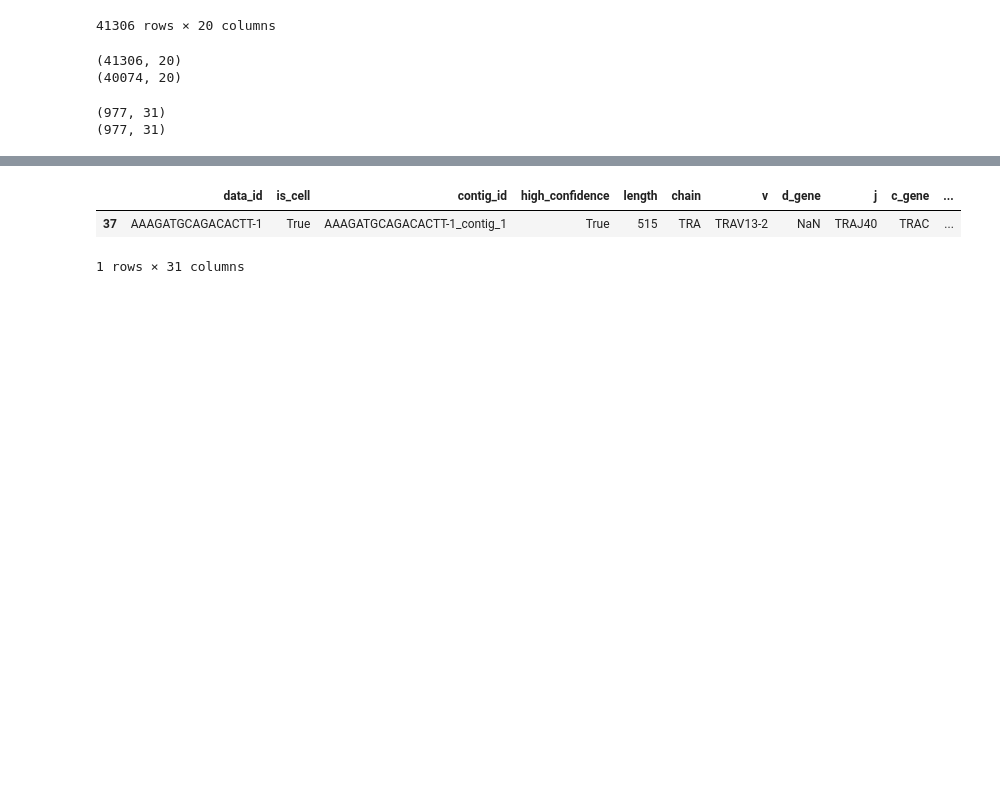
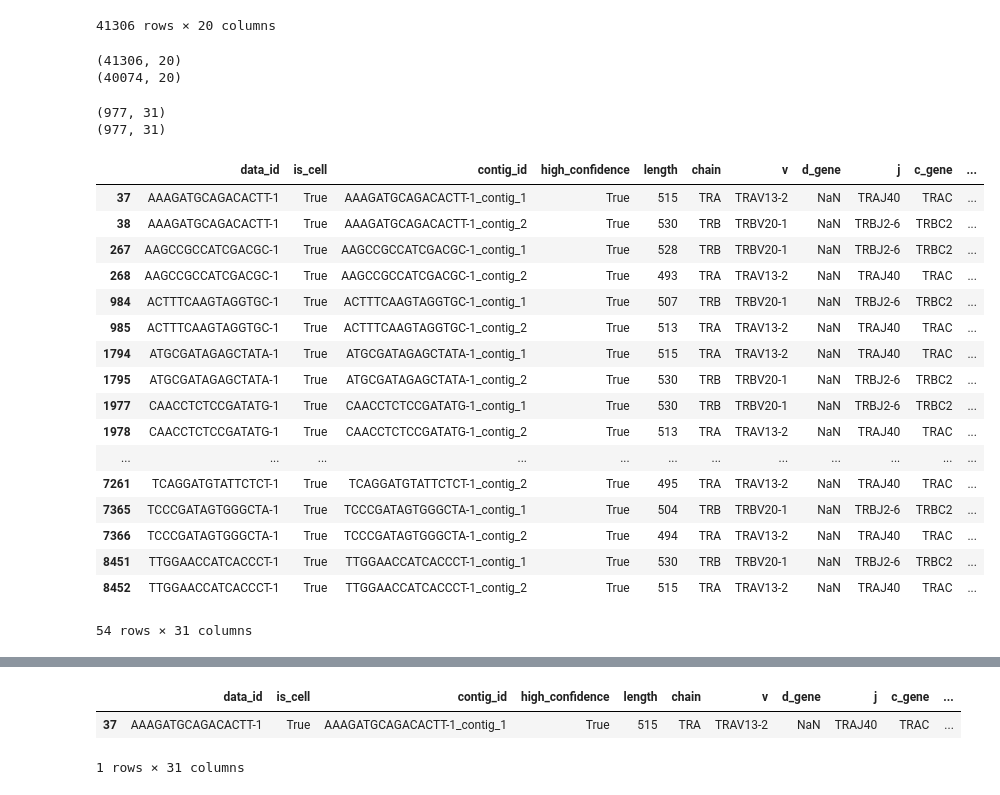
Before and after one commit to yuliajk/tcremp, a Jupyter notebook: tcremb_athero.ipynb, the cells around one changed output, grey strips where cells are left out. Cells and saved outputs as stored; diff of their text form; code cells hidden in the pictures; blank space fills up the shorter version.

```diff
--- a/tcremb_athero.ipynb
+++ b/tcremb_athero.ipynb
@@ -78,6 +78,27 @@ data_plaque_b = data_proc.filter_clones_data(data_plaque_b,tcr_columns)[['data_i
 data_pbmc_preped['site']='pbmc'
 data_plaque_b['site']='plaque'
 data_tt = pd.concat([data_pbmc_preped,data_plaque_b]).reset_index(drop=True)
+# %%
+data_plaque[(data_plaque['raw_clonotype_id']=='clonotype2')]
+# %% [output]
+|  | data_id | is_cell | contig_id | high_confidence | length | chain | v | d_gene | j | c_gene | ... |
+| 37 | AAAGATGCAGACACTT-1 | True | AAAGATGCAGACACTT-1_contig_1 | True | 515 | TRA | TRAV13-2 | NaN | TRAJ40 | TRAC | ... |
+| 38 | AAAGATGCAGACACTT-1 | True | AAAGATGCAGACACTT-1_contig_2 | True | 530 | TRB | TRBV20-1 | NaN | TRBJ2-6 | TRBC2 | ... |
+| 267 | AAGCCGCCATCGACGC-1 | True | AAGCCGCCATCGACGC-1_contig_1 | True | 528 | TRB | TRBV20-1 | NaN | TRBJ2-6 | TRBC2 | ... |
+| 268 | AAGCCGCCATCGACGC-1 | True | AAGCCGCCATCGACGC-1_contig_2 | True | 493 | TRA | TRAV13-2 | NaN | TRAJ40 | TRAC | ... |
+| 984 | ACTTTCAAGTAGGTGC-1 | True | ACTTTCAAGTAGGTGC-1_contig_1 | True | 507 | TRB | TRBV20-1 | NaN | TRBJ2-6 | TRBC2 | ... |
+| 985 | ACTTTCAAGTAGGTGC-1 | True | ACTTTCAAGTAGGTGC-1_contig_2 | True | 513 | TRA | TRAV13-2 | NaN | TRAJ40 | TRAC | ... |
+| 1794 | ATGCGATAGAGCTATA-1 | True | ATGCGATAGAGCTATA-1_contig_1 | True | 515 | TRA | TRAV13-2 | NaN | TRAJ40 | TRAC | ... |
+| 1795 | ATGCGATAGAGCTATA-1 | True | ATGCGATAGAGCTATA-1_contig_2 | True | 530 | TRB | TRBV20-1 | NaN | TRBJ2-6 | TRBC2 | ... |
+| 1977 | CAACCTCTCCGATATG-1 | True | CAACCTCTCCGATATG-1_contig_1 | True | 530 | TRB | TRBV20-1 | NaN | TRBJ2-6 | TRBC2 | ... |
+| 1978 | CAACCTCTCCGATATG-1 | True | CAACCTCTCCGATATG-1_contig_2 | True | 513 | TRA | TRAV13-2 | NaN | TRAJ40 | TRAC | ... |
+| ... | ... | ... | ... | ... | ... | ... | ... | ... | ... | ... | ... |
+| 7261 | TCAGGATGTATTCTCT-1 | True | TCAGGATGTATTCTCT-1_contig_2 | True | 495 | TRA | TRAV13-2 | NaN | TRAJ40 | TRAC | ... |
+| 7365 | TCCCGATAGTGGGCTA-1 | True | TCCCGATAGTGGGCTA-1_contig_1 | True | 504 | TRB | TRBV20-1 | NaN | TRBJ2-6 | TRBC2 | ... |
+| 7366 | TCCCGATAGTGGGCTA-1 | True | TCCCGATAGTGGGCTA-1_contig_2 | True | 494 | TRA | TRAV13-2 | NaN | TRAJ40 | TRAC | ... |
+| 8451 | TTGGAACCATCACCCT-1 | True | TTGGAACCATCACCCT-1_contig_1 | True | 530 | TRB | TRBV20-1 | NaN | TRBJ2-6 | TRBC2 | ... |
+| 8452 | TTGGAACCATCACCCT-1 | True | TTGGAACCATCACCCT-1_contig_2 | True | 515 | TRA | TRAV13-2 | NaN | TRAJ40 | TRAC | ... |
+54 rows × 31 columns
 # %%
 data_plaque[(data_plaque['raw_clonotype_id']=='clonotype2')].drop_duplicates(['chain','cdr3aa','v', 'j', 'c_gene','chain','fwr3_nt','cdr3_nt','fwr4','fwr4_nt'])[['chain','cdr3aa','v', 'j', 'c_gene','chain','fwr3_nt','cdr3_nt','fwr4','fwr4_nt']]
 # %% [output]
```
Also changed, not shown: 1 other file.
